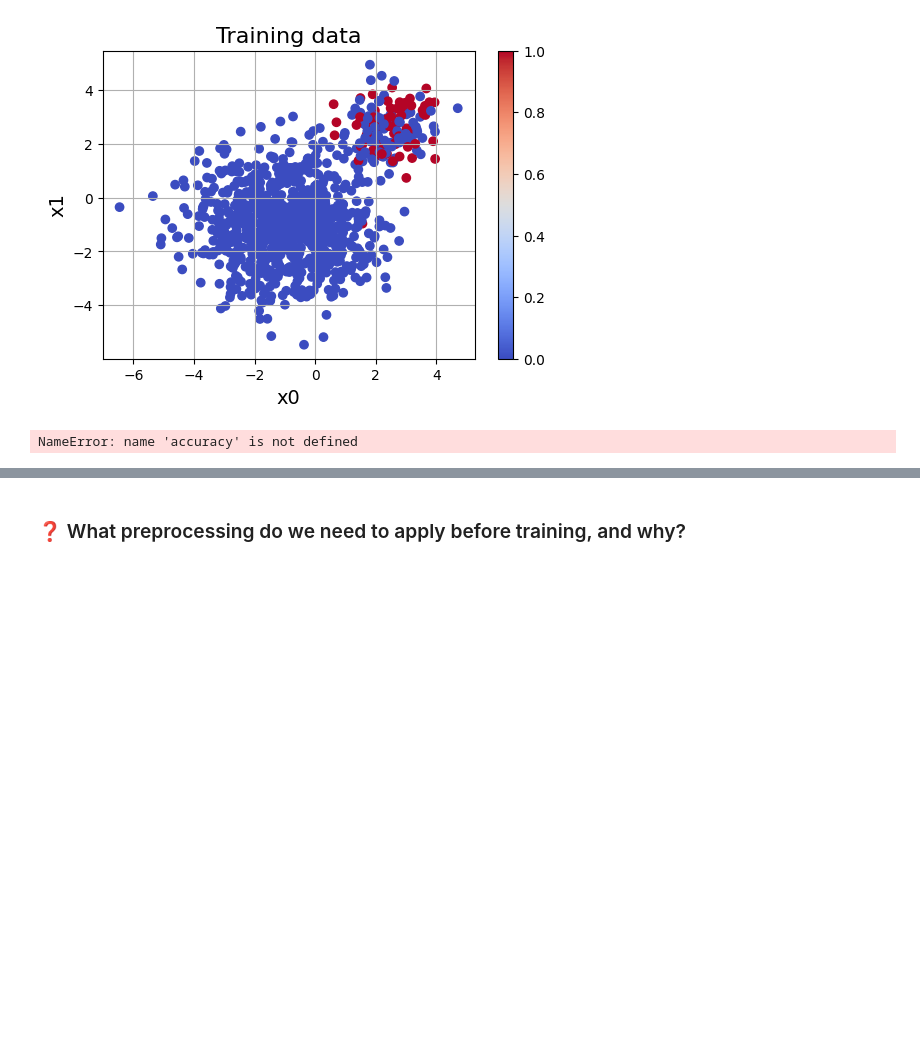
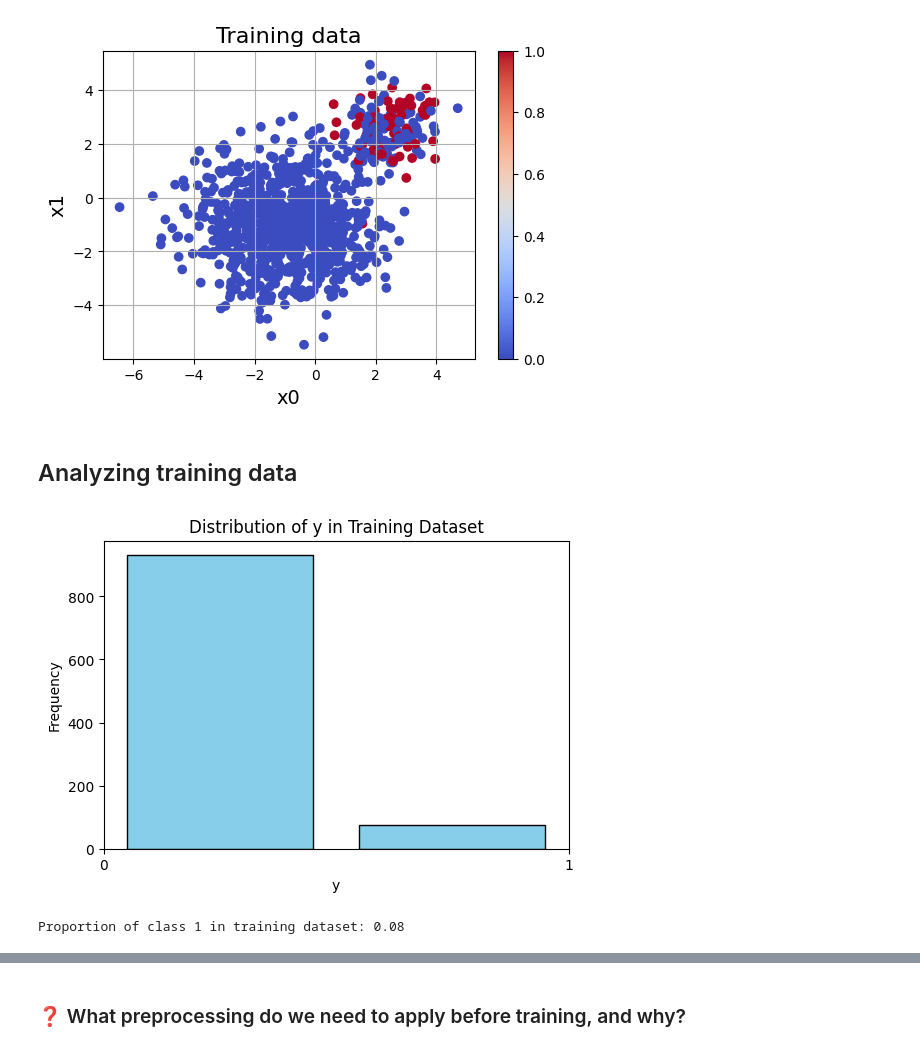
Before and after one commit to EinarJohannes/intro_ml_assignment_2, a Jupyter notebook: Problem2.ipynb, the cells around one changed output, grey strips where cells are left out. Drawn from its saved outputs; the diff is of its cells as text; code cells hidden in the pictures; blank space fills up the shorter version.

```diff
--- a/Problem2.ipynb
+++ b/Problem2.ipynb
@@ -72,20 +78,19 @@ plt.colorbar()
 plt.show()
 # %% [output]
 [figure]
-# %%
-from sklearn.tree import DecisionTreeClassifier
-from sklearn.metrics import accuracy_score
-
-X_train = train[['x0', 'x1']]
-y_train = train['y']
-X_test = test[['x0', 'x1']]
-y_test = test['y']
-
-# ====================================
-# YOUR CODE GOES HERE
-# ====================================
-
-# ====================================
-print(f'Accuracy: {accuracy:.2f}')
-# %% [output]
-NameError: name 'accuracy' is not defined
+# %% [markdown]
+## Analyzing training data
+# %%
+plt.figure(figsize=(6, 4))
+plt.hist(y_train, bins= 2, rwidth=0.8, color='skyblue', edgecolor='black')
+plt.xticks([0, 1])
+plt.xlabel('y')
+plt.ylabel('Frequency')
+plt.title('Distribution of y in Training Dataset')
+plt.show()
+
+class_1_share = train["y"].sum()/len(train)
+print(f"Proportion of class 1 in training dataset: {class_1_share:.2f}")
+# %% [output]
+[figure, added]
+Proportion of class 1 in training dataset: 0.08
```
Also changed, not shown: parts of 20 cells of this notebook, 2 other files.
